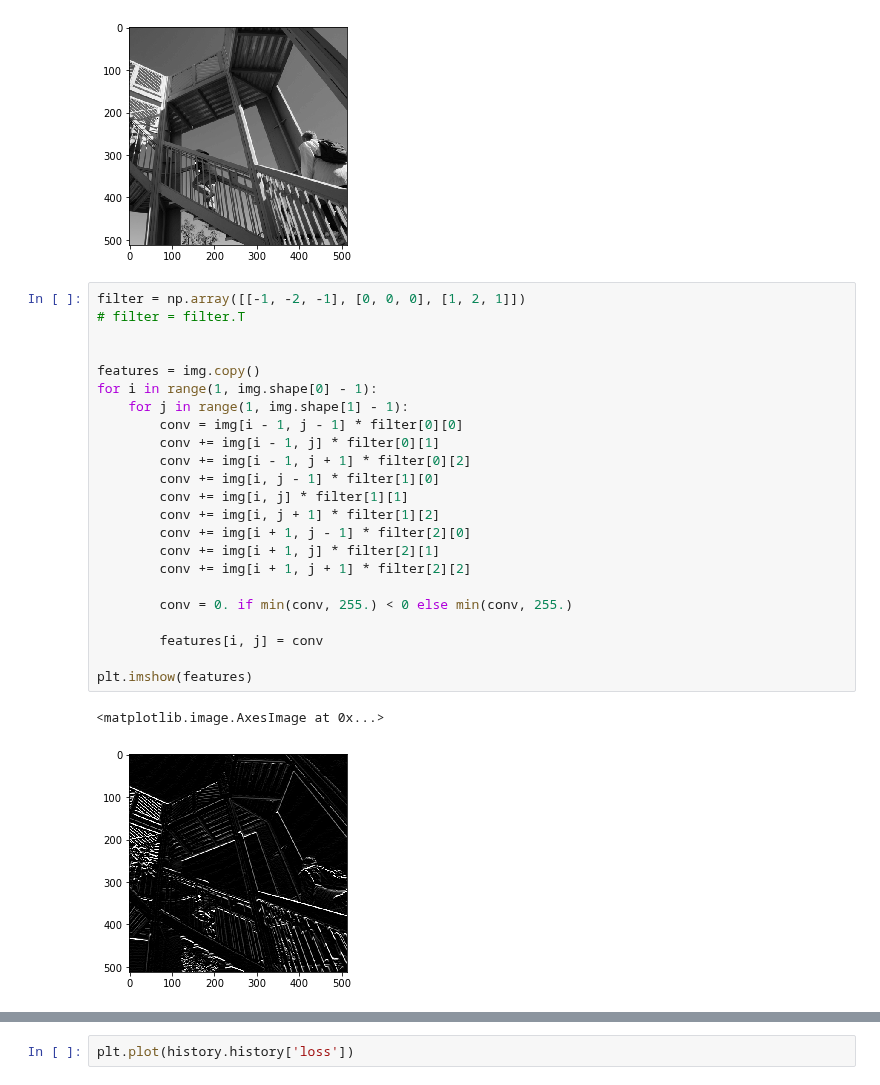
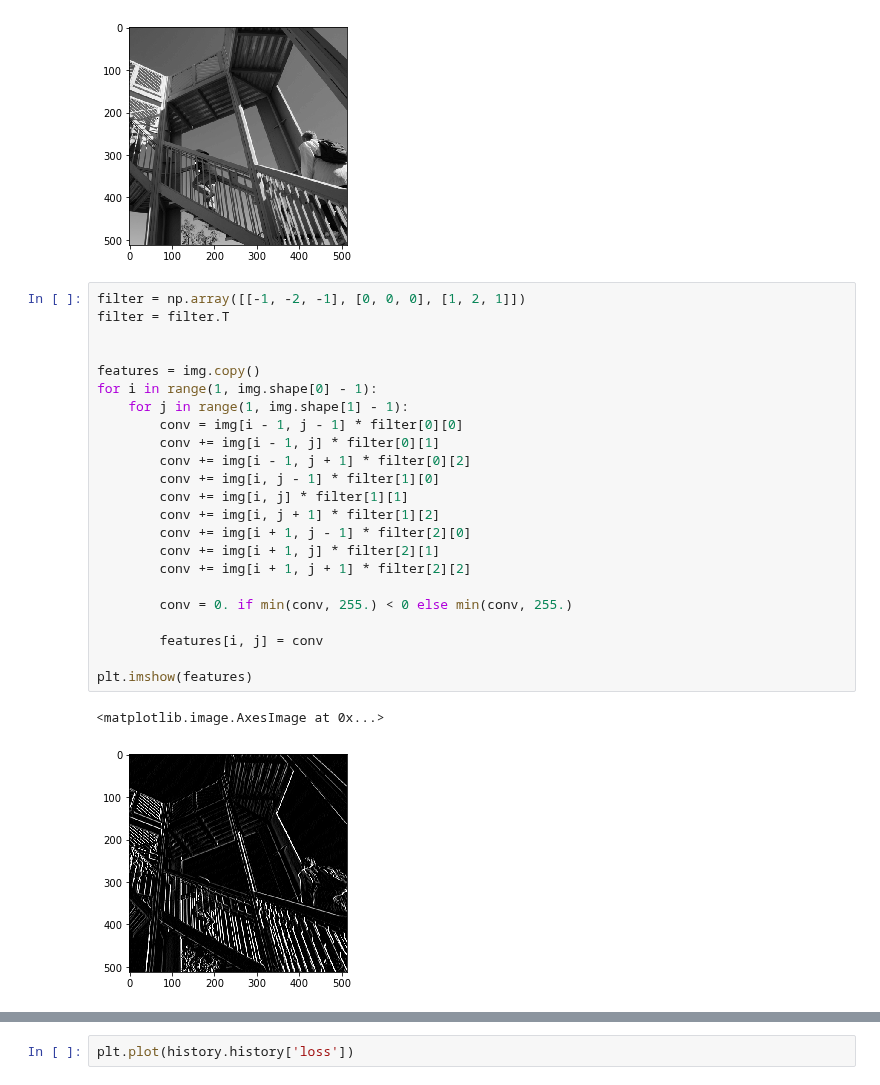
Before and after one commit to adminsolvve/ml_course, a Jupyter notebook: cnn/CNN_lesson.ipynb, the cells around one changed output, grey strips where cells are left out. Saved outputs shown, nothing was run; the diff lists cells and outputs as text.

```diff
--- a/cnn/CNN_lesson.ipynb
+++ b/cnn/CNN_lesson.ipynb
@@ -13,30 +13,30 @@ plt.imshow(img)
 [figure]
 # %%
 filter = np.array([[-1, -2, -1], [0, 0, 0], [1, 2, 1]])
-# filter = filter.T
+filter = filter.T
 
 
 features = img.copy()
 for i in range(1, img.shape[0] - 1):
     for j in range(1, img.shape[1] - 1):
         conv = img[i - 1, j - 1] * filter[0][0]
         conv += img[i - 1, j] * filter[0][1]
         conv += img[i - 1, j + 1] * filter[0][2]
         conv += img[i, j - 1] * filter[1][0]
         conv += img[i, j] * filter[1][1]
         conv += img[i, j + 1] * filter[1][2]
         conv += img[i + 1, j - 1] * filter[2][0]
         conv += img[i + 1, j] * filter[2][1]
         conv += img[i + 1, j + 1] * filter[2][2]
 
         conv = 0. if min(conv, 255.) < 0 else min(conv, 255.)
 
         features[i, j] = conv
 
 plt.imshow(features)
 # %% [output]
 <matplotlib.image.AxesImage at 0x...>
-[figure, old version]
+[figure, new version]
 # %%
 pool_img = np.zeros((img.shape[0] // 2, img.shape[1] // 2))
 
```
Also changed, not shown: parts of 3 cells of this notebook.
